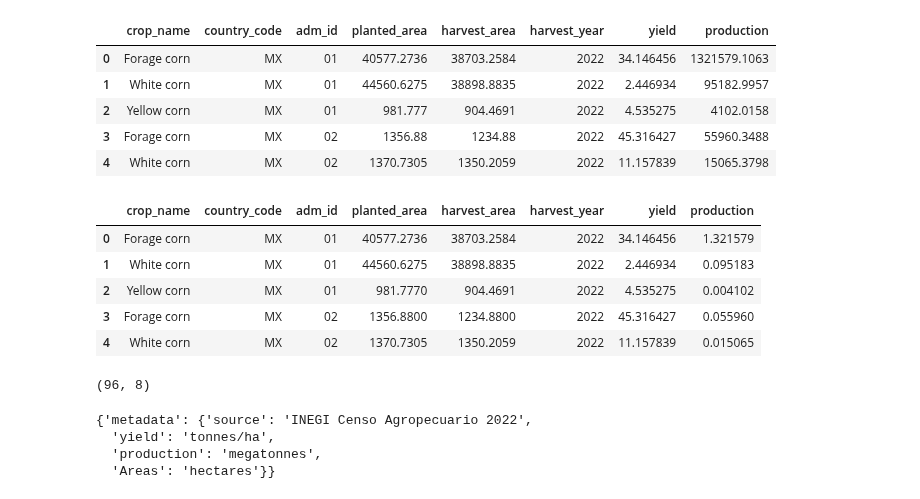
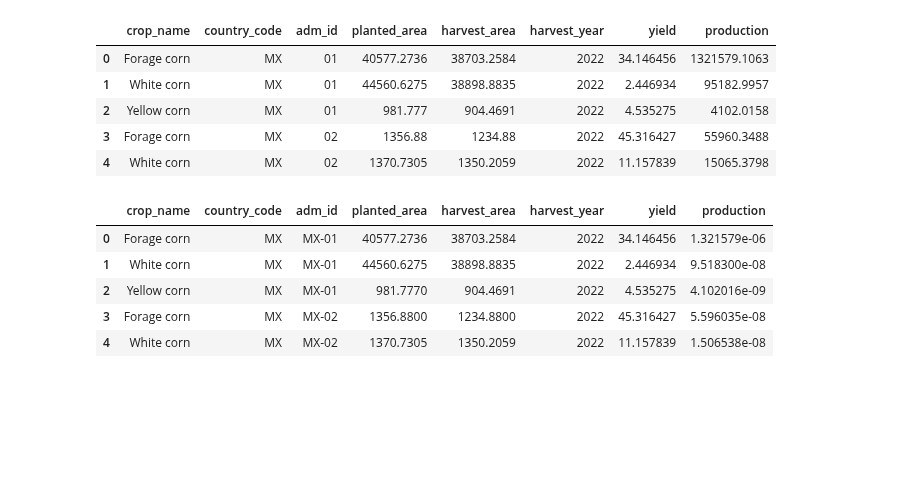
Before and after one commit to BigDataWUR/AgML-CY-Bench, a Jupyter notebook: data_preparation/crop_statistics_MX/preprocess_code/filter_census_2022.ipynb, the cells around one changed output. Drawn from its saved outputs; the diff is of its cells as text; code cells hidden in the pictures; blank space fills up the shorter version.

```diff
--- a/data_preparation/crop_statistics_MX/preprocess_code/filter_census_2022.ipynb
+++ b/data_preparation/crop_statistics_MX/preprocess_code/filter_census_2022.ipynb
@@ -230,27 +230,28 @@ agg_df.head()
 # %%
 # Transform to numeric and round
 agg_df['planted_area'] = pd.to_numeric(agg_df['planted_area'], errors='coerce')
 agg_df['harvest_area'] = pd.to_numeric(agg_df['harvest_area'], errors='coerce')
 agg_df['yield'] = pd.to_numeric(agg_df['yield'], errors='coerce')
 agg_df['production'] = pd.to_numeric(agg_df['production'], errors='coerce')
 agg_df['production'] = agg_df['production']/1000000
 # Round
 #agg_df= agg_df.round(2)
 # agg_df['harvest_area'] = agg_df['harvest_area'].round(2)
 # agg_df['yield'] = agg_df['yield'].round(2)
 
+# Add prefix "MX-" to the 'adm_id' column
+agg_df['adm_id'] = agg_df['adm_id'].apply(lambda x: 'MX-' + x)
+
 agg_df.head()
 # %% [output]
 |  | crop_name | country_code | adm_id | planted_area | harvest_area | harvest_year | yield | production |
-| 0 | Forage corn | MX | 01 | 40577.2736 | 38703.2584 | 2022 | 34.146456 | 1.321579 |
-| 1 | White corn | MX | 01 | 44560.6275 | 38898.8835 | 2022 | 2.446934 | 0.095183 |
-| 2 | Yellow corn | MX | 01 | 981.7770 | 904.4691 | 2022 | 4.535275 | 0.004102 |
-| 3 | Forage corn | MX | 02 | 1356.8800 | 1234.8800 | 2022 | 45.316427 | 0.055960 |
-| 4 | White corn | MX | 02 | 1370.7305 | 1350.2059 | 2022 | 11.157839 | 0.015065 |
+| 0 | Forage corn | MX | MX-01 | 40577.2736 | 38703.2584 | 2022 | 34.146456 | 1.321579e-06 |
+| 1 | White corn | MX | MX-01 | 44560.6275 | 38898.8835 | 2022 | 2.446934 | 9.518300e-08 |
+| 2 | Yellow corn | MX | MX-01 | 981.7770 | 904.4691 | 2022 | 4.535275 | 4.102016e-09 |
+| 3 | Forage corn | MX | MX-02 | 1356.8800 | 1234.8800 | 2022 | 45.316427 | 5.596035e-08 |
+| 4 | White corn | MX | MX-02 | 1370.7305 | 1350.2059 | 2022 | 11.157839 | 1.506538e-08 |
 # %%
 agg_df.shape
-# %% [output]
-(96, 8)
 # %%
 # Define metadata
 metadata = {
@@ -265,11 +266,6 @@ agg_df.attrs['metadata'] = metadata
 
 # Display the modified DataFrame
 agg_df.attrs
-# %% [output]
-{'metadata': {'source': 'INEGI Censo Agropecuario 2022',
-  'yield': 'tonnes/ha',
-  'production': 'megatonnes',
-  'Areas': 'hectares'}}
 # %%
 # Saving data
 # Save DataFrame to CSV
```
Also changed, not shown: parts of 1 cell of this notebook, 3 other files.
